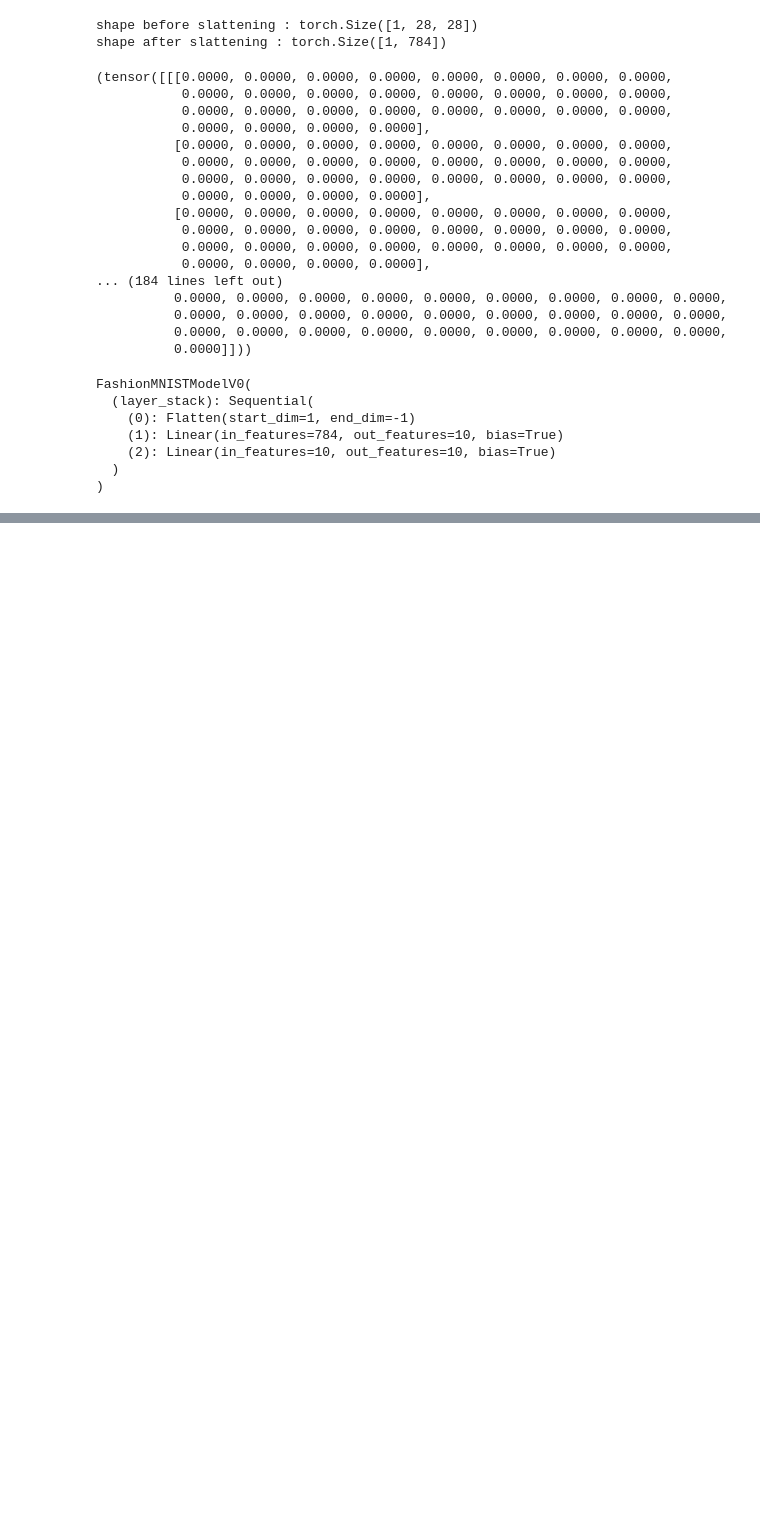
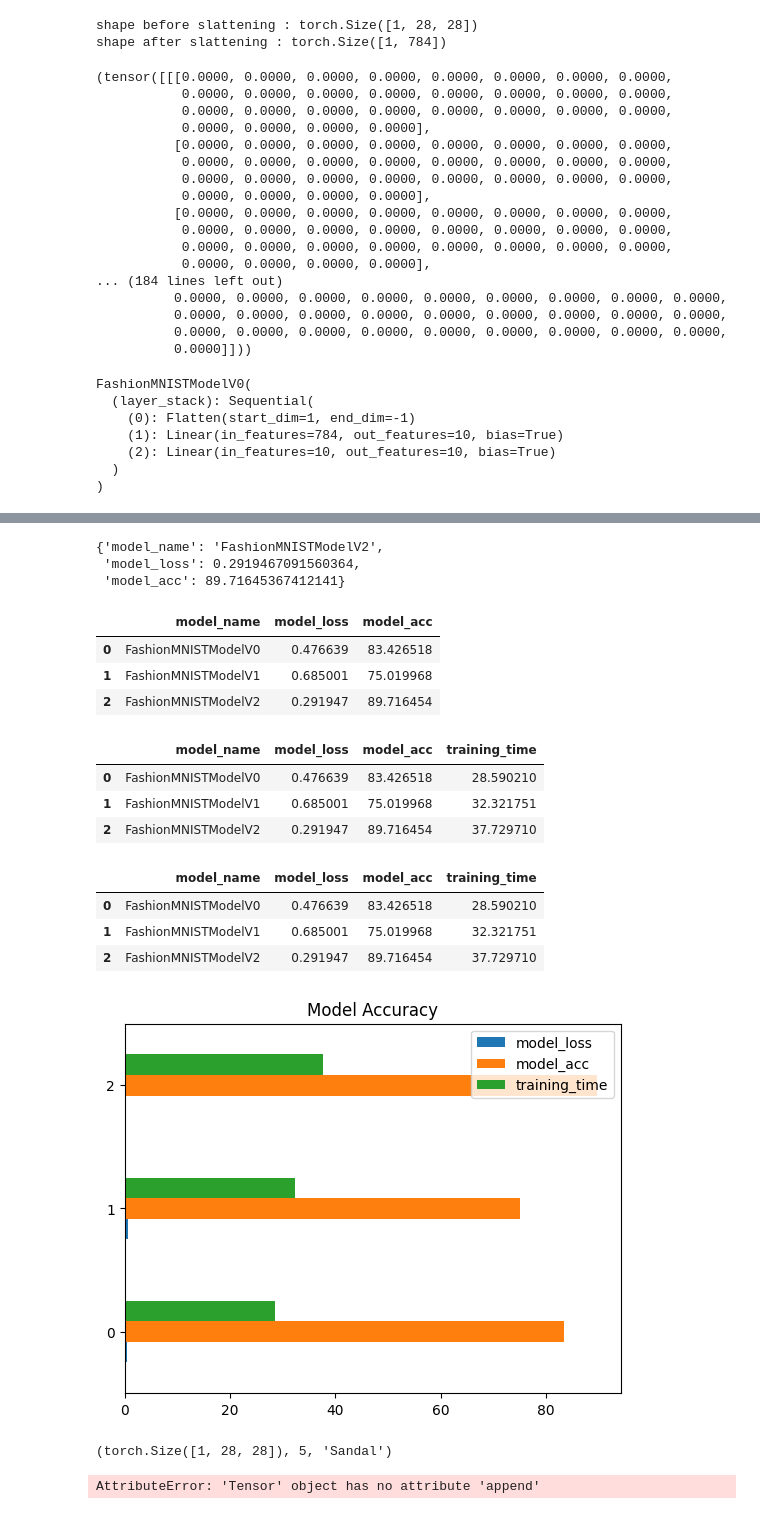
Before and after one commit to Sunny-Kumar-1/Deep-Learning, a Jupyter notebook: pytorch/cnn.ipynb, the cells around one changed output, grey strips where cells are left out. Drawn from its saved outputs; the diff is of its cells as text; code cells hidden in the pictures; blank space fills up the shorter version.

```diff
--- a/pytorch/cnn.ipynb
+++ b/pytorch/cnn.ipynb
@@ -279,0 +624,12 @@ model_0_result
+# %%
+torch.manual_seed(42)
+start = Timer()
+epochs = 3
+for epoch in tqdm(range(epochs)):
+  print(f"epoch:{epoch}\n-------")
+  train_step(model_2,train_dataloader,loss_fn,optimizer,accuracy_fn,device="cuda")
+
+  test_step(model_2,test_dataloader,loss_fn,accuracy_fn,"cuda")
+
+end = Timer()
+total_train_time_model_2 = print_train_time(start,end,device)
@@ -279,0 +650,33 @@ model_0_result
+# %%
+model_2_result = eval_model(model_2,test_dataloader,loss_fn,accuracy_fn,"cuda")
+model_2_result
+# %% [output]
+{'model_name': 'FashionMNISTModelV2',
+ 'model_loss': 0.2919467091560364,
+ 'model_acc': 89.71645367412141}
+# %%
+import pandas as pd
+model_compare = pd.DataFrame([model_0_result,model_1_result,model_2_result])
+model_compare
+# %% [output]
+|  | model_name | model_loss | model_acc |
+| 0 | FashionMNISTModelV0 | 0.476639 | 83.426518 |
+| 1 | FashionMNISTModelV1 | 0.685001 | 75.019968 |
+| 2 | FashionMNISTModelV2 | 0.291947 | 89.716454 |
+# %%
+model_compare["training_time"] = [total_train_time_model_0,total_train_time_model_1,total_train_time_model_2]
+model_compare
+# %% [output]
+|  | model_name | model_loss | model_acc | training_time |
+| 0 | FashionMNISTModelV0 | 0.476639 | 83.426518 | 28.590210 |
+| 1 | FashionMNISTModelV1 | 0.685001 | 75.019968 | 32.321751 |
+| 2 | FashionMNISTModelV2 | 0.291947 | 89.716454 | 37.729710 |
+# %%
+model_compare.plot(kind="barh",title="Model Accuracy")
+model_compare
+# %% [output]
+|  | model_name | model_loss | model_acc | training_time |
+| 0 | FashionMNISTModelV0 | 0.476639 | 83.426518 | 28.590210 |
+| 1 | FashionMNISTModelV1 | 0.685001 | 75.019968 | 32.321751 |
+| 2 | FashionMNISTModelV2 | 0.291947 | 89.716454 | 37.729710 |
+[figure, added]
@@ -279,0 +698,23 @@ model_0_result
+# %%
+import random
+random.seed(42)
+test_samples = []
+test_labels = []
+for sample,label in random.sample(list(test_data),k=9):
+  test_samples.append(sample)
+  test_labels.append(label)
+
+test_samples[0].shape,test_labels[0],classess[test_labels[0]]
+# %% [output]
+(torch.Size([1, 28, 28]), 5, 'Sandal')
+# %%
+import random
+a=[]
+b=[]
+for a,b in random.sample(list(test_data),k=9):
+  a.append(a)
+  b.append(b)
+# a.shape,b.shape
+# a[:5],b[:5]
+# %% [output]
+AttributeError: 'Tensor' object has no attribute 'append'
```
Also changed, not shown: parts of 27 cells of this notebook.
